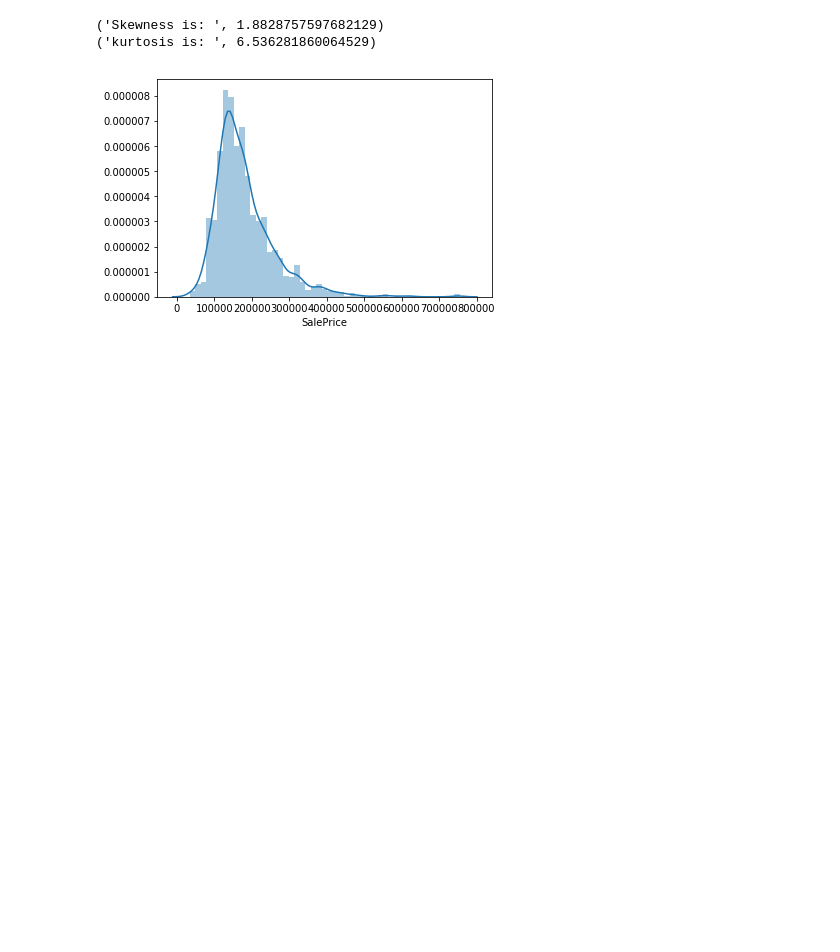
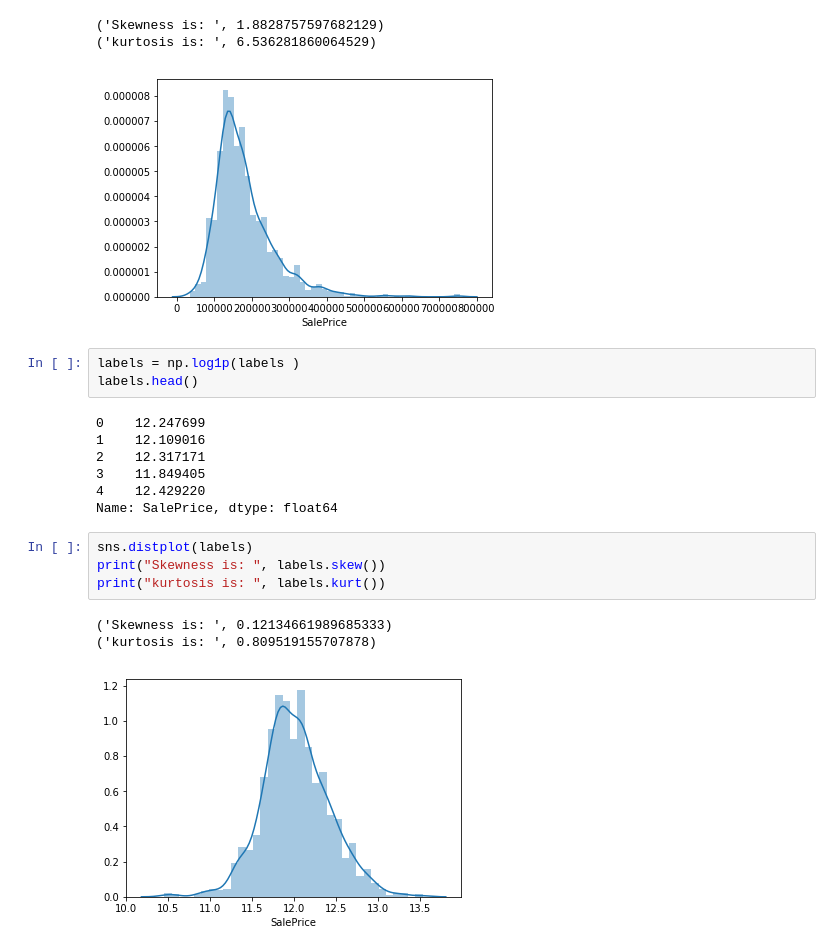
Before and after one commit to Juhi-Purswani/House_Prices-Regression_technique, a Jupyter notebook: Data_exploration.ipynb, the cells around one changed output. Saved outputs shown, nothing was run; the diff lists cells and outputs as text; blank space fills up the shorter version.

```diff
--- a/Data_exploration.ipynb
+++ b/Data_exploration.ipynb
@@ -59,3 +71,21 @@ print("kurtosis is: ", labels.kurt())
 ('Skewness is: ', 1.8828757597682129)
 ('kurtosis is: ', 6.536281860064529)
 [figure]
+# %%
+labels = np.log1p(labels )
+labels.head()
+# %% [output]
+0    12.247699
+1    12.109016
+2    12.317171
+3    11.849405
+4    12.429220
+Name: SalePrice, dtype: float64
+# %%
+sns.distplot(labels)
+print("Skewness is: ", labels.skew())
+print("kurtosis is: ", labels.kurt())
+# %% [output]
+('Skewness is: ', 0.12134661989685333)
+('kurtosis is: ', 0.809519155707878)
+[figure, added]
```
Also changed, not shown: parts of 13 cells of this notebook.
